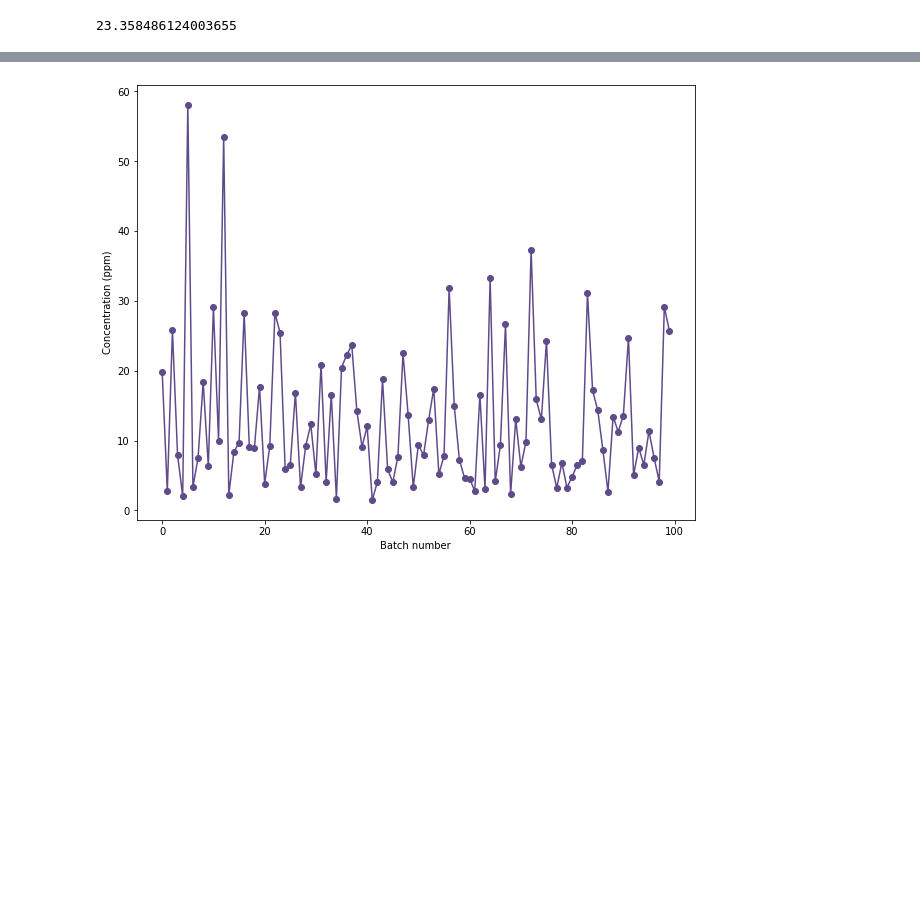
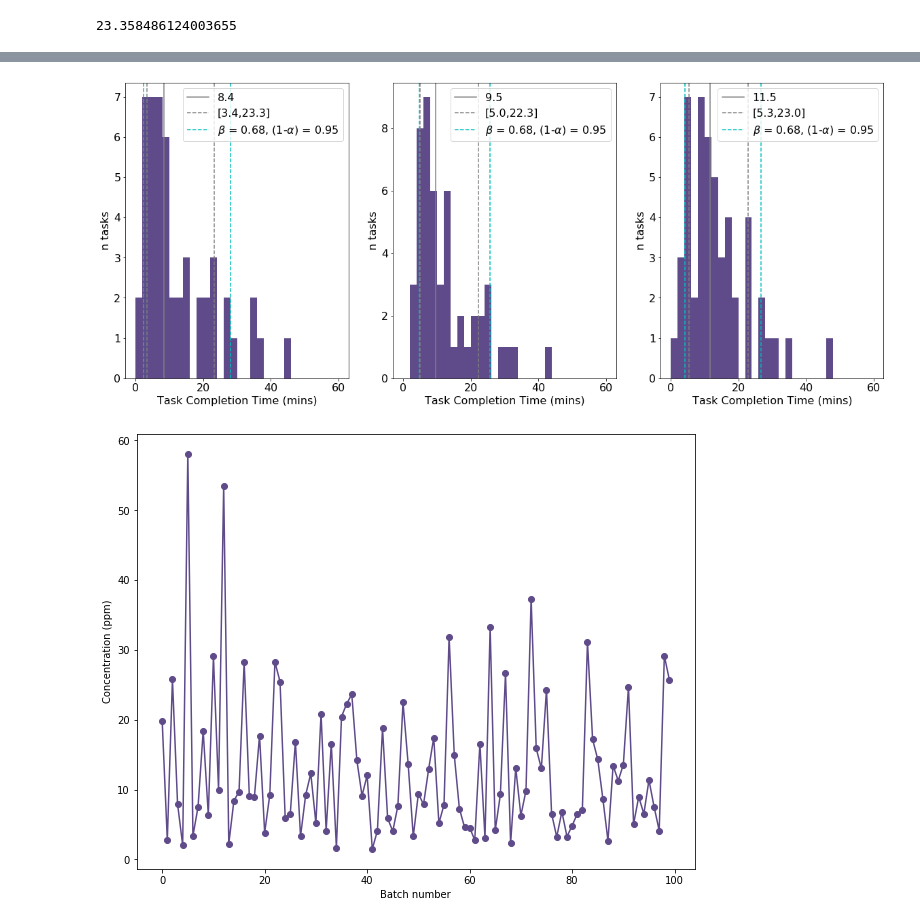
Before and after one commit to Yoyodyne-Data-Science/distribution-free-intervals, a Jupyter notebook: distribution free intervals.ipynb, the cells around one changed output, grey strips where cells are left out. Drawn from its saved outputs; the diff is of its cells as text; code cells hidden in the pictures; blank space fills up the shorter version.

```diff
--- a/distribution free intervals.ipynb
+++ b/distribution free intervals.ipynb
@@ -193,3 +252,60 @@ two_sided_interp_tol_intrvls(0.68, erlang_samp, 0.95)
+# %%
+xmax = 60
+binstep = 2
+
+# forgive lack of for loop, in massive rush
+
+fig, ax = plt.subplots(1,3,figsize = [20,8])
+
+erlang_samp_red = st.erlang.rvs(size = n_samples_red , a= k, scale = lmbd)
+two_sided_int_red = two_sided_interp_tol_intrvls(beta, erlang_samp_red, oneminalpha)
+ax[0].hist(erlang_samp_red, bins = np.arange(0,xmax+binstep, binstep), color = nice_purple)
+currylim = ax[0].get_ylim()
+y_arr = np.arange(0,currylim[1]+100, 1)
+ax[0].plot(np.quantile(erlang_samp_red, 0.5)+0*y_arr, y_arr, color = [0.5, 0.5, 0.5], label = '{:.1f}'.format(np.quantile(erlang_samp_red, 0.5)))
+ax[0].plot(np.quantile(erlang_samp_red, 0.16)+0*y_arr, y_arr, '--',color = [0.5, 0.5, 0.5], label = '[{:.1f},{:.1f}]'.format(np.quantile(erlang_samp_red, 0.16),np.quantile(erlang_samp_red, 0.84)))
+ax[0].plot(np.quantile(erlang_samp_red, 0.84)+0*y_arr, y_arr, '--',color = [0.5, 0.5, 0.5])
+ax[0].plot(two_sided_int_red[0]+0*y_arr, y_arr, '--',color = 'c', label = r'$\beta$ = {:.2f}, (1-$\alpha$) = {:.2f}'.format(beta,oneminalpha))
+ax[0].plot(two_sided_int_red[1]+0*y_arr, y_arr, '--',color = 'c')
+ax[0].set_ylim(currylim)
+ax[0].legend(loc = 'upper right')
+ax[0].set_xlabel('Task Completion Time (mins)')
+ax[0].set_ylabel('n tasks')
+
+erlang_samp_red = st.erlang.rvs(size = n_samples_red , a= k, scale = lmbd)
+two_sided_int_red = two_sided_interp_tol_intrvls(beta, erlang_samp_red, oneminalpha)
+ax[1].hist(erlang_samp_red, bins = np.arange(0,xmax+binstep, binstep), color = nice_purple)
+currylim = ax[1].get_ylim()
+y_arr = np.arange(0,currylim[1]+100, 1)
+ax[1].plot(np.quantile(erlang_samp_red, 0.5)+0*y_arr, y_arr, color = [0.5, 0.5, 0.5], label = '{:.1f}'.format(np.quantile(erlang_samp_red, 0.5)))
+ax[1].plot(np.quantile(erlang_samp_red, 0.16)+0*y_arr, y_arr, '--',color = [0.5, 0.5, 0.5], label = '[{:.1f},{:.1f}]'.format(np.quantile(erlang_samp_red, 0.16),np.quantile(erlang_samp_red, 0.84)))
+ax[1].plot(np.quantile(erlang_samp_red, 0.84)+0*y_arr, y_arr, '--',color = [0.5, 0.5, 0.5])
+ax[1].plot(two_sided_int_red[0]+0*y_arr, y_arr, '--',color = 'c', label = r'$\beta$ = {:.2f}, (1-$\alpha$) = {:.2f}'.format(beta,oneminalpha))
+ax[1].plot(two_sided_int_red[1]+0*y_arr, y_arr, '--',color = 'c')
+ax[1].set_ylim(currylim)
+ax[1].legend()
+ax[1].set_xlabel('Task Completion Time (mins)')
+ax[1].set_ylabel('n tasks')
+
+erlang_samp_red = st.erlang.rvs(size = n_samples_red , a= k, scale = lmbd)
+two_sided_int_red = two_sided_interp_tol_intrvls(beta, erlang_samp_red, oneminalpha)
+ax[2].hist(erlang_samp_red, bins = np.arange(0,xmax+binstep, binstep), color = nice_purple)
+currylim = ax[2].get_ylim()
+y_arr = np.arange(0,currylim[1]+100, 1)
+ax[2].plot(np.quantile(erlang_samp_red, 0.5)+0*y_arr, y_arr, color = [0.5, 0.5, 0.5], label = '{:.1f}'.format(np.quantile(erlang_samp_red, 0.5)))
+ax[2].plot(np.quantile(erlang_samp_red, 0.16)+0*y_arr, y_arr, '--',color = [0.5, 0.5, 0.5], label = '[{:.1f},{:.1f}]'.format(np.quantile(erlang_samp_red, 0.16),np.quantile(erlang_samp_red, 0.84)))
+ax[2].plot(np.quantile(erlang_samp_red, 0.84)+0*y_arr, y_arr, '--',color = [0.5, 0.5, 0.5])
+ax[2].plot(two_sided_int_red[0]+0*y_arr, y_arr, '--',color = 'c', label = r'$\beta$ = {:.2f}, (1-$\alpha$) = {:.2f}'.format(beta,oneminalpha))
+ax[2].plot(two_sided_int_red[1]+0*y_arr, y_arr, '--',color = 'c')
+ax[2].set_ylim(currylim)
+ax[2].legend()
+ax[2].set_xlabel('Task Completion Time (mins)')
+ax[2].set_ylabel('n tasks')
+
+plt.savefig('images/task_completion_time_n_eq_{}_with_tol_int.png'.format(n_samples_red), bbox_inches = 'tight', dpi = 600)
+plt.show()
+# %% [output]
+[figure, added]
 # %%
 ## measurements of concentration from Example 5.1 in 'Statistical Intervals A Guide for Practitioners and Researchers'
 ## by William Q. Meeker, Gerald J. Hahn, Luis A. Escobar (page 76)
```
Also changed, not shown: parts of 9 cells of this notebook, 4 other files.
